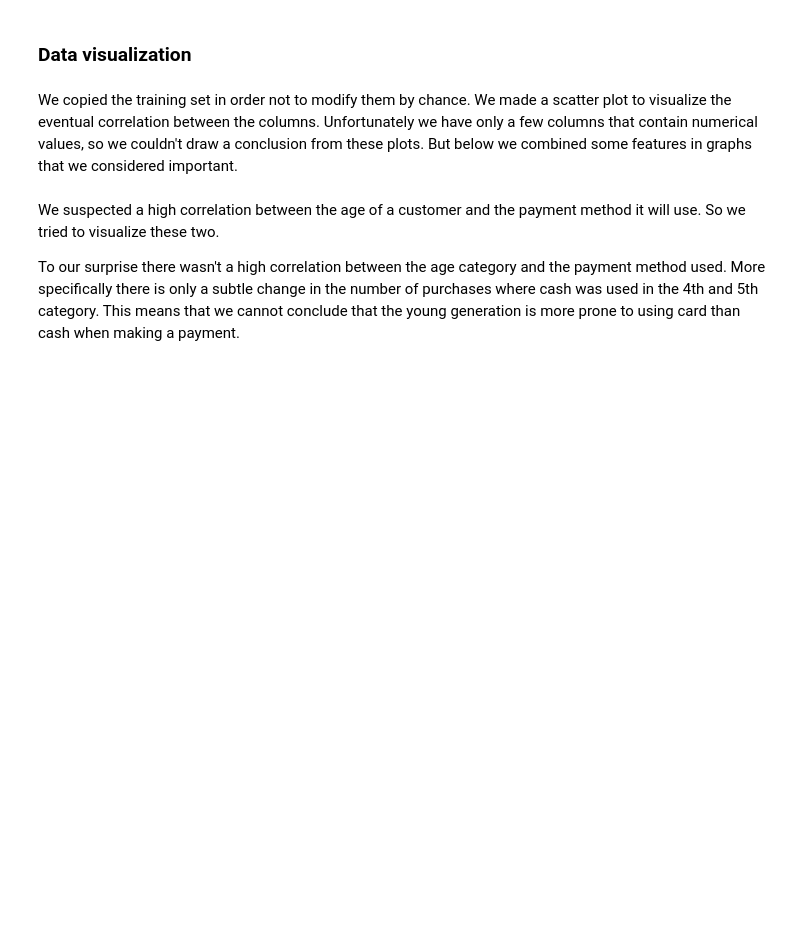
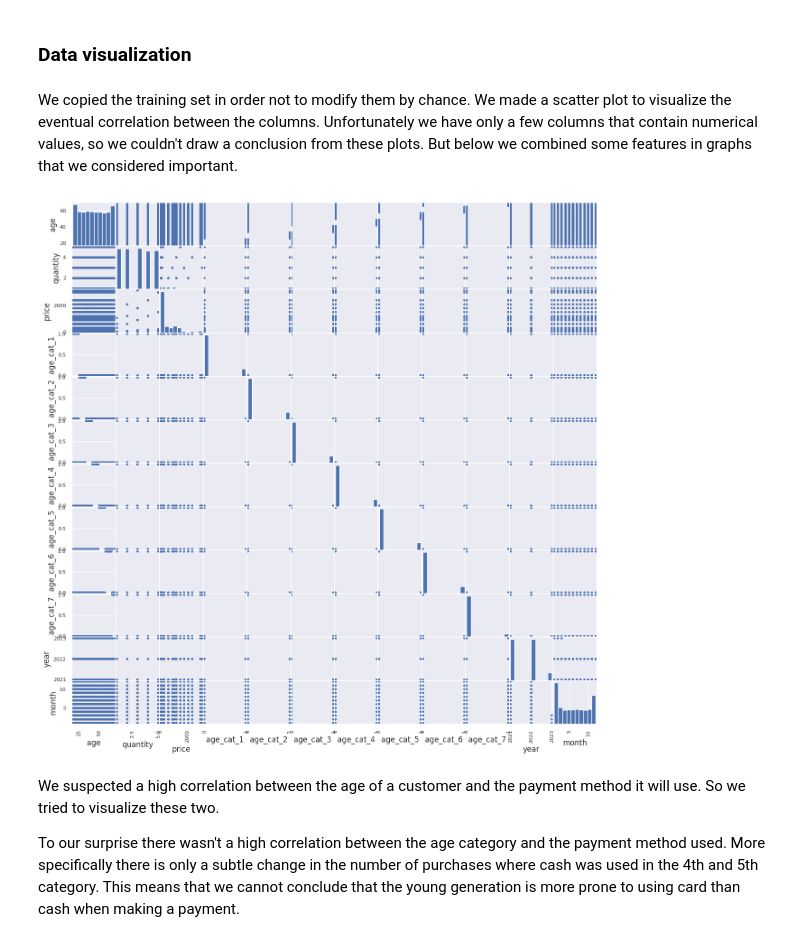
Before and after one commit to Lagosa/IS_project, a Jupyter notebook: project.ipynb, the cells around one changed output. Saved outputs shown, nothing was run; the diff lists cells and outputs as text; code cells hidden in the pictures; blank space fills up the shorter version.

```diff
--- a/project.ipynb
+++ b/project.ipynb
@@ -214,7 +189,9 @@ We copied the training set in order not to modify them by chance. We made a scat
 # %%
 copy_dev_df = dev_df.copy()
 # %%
-#m = scatter_matrix(copy_dev_df,figsize=(15,15))
+m = scatter_matrix(copy_dev_df,figsize=(15,15))
+# %% [output]
+[figure, added]
 # %% [markdown]
 We suspected a high correlation between the age of a customer and the payment method it will use. So we tried to visualize these two. </p> <p> To our surprise there wasn't a high correlation between the age category and the payment method used. More specifically there is only a subtle change in the number of purchases where cash was used in the 4th and 5th category. This means that we cannot conclude that the young generation is more prone to using card than cash when making a payment.
 # %%
```
Also changed, not shown: parts of 51 cells of this notebook.
